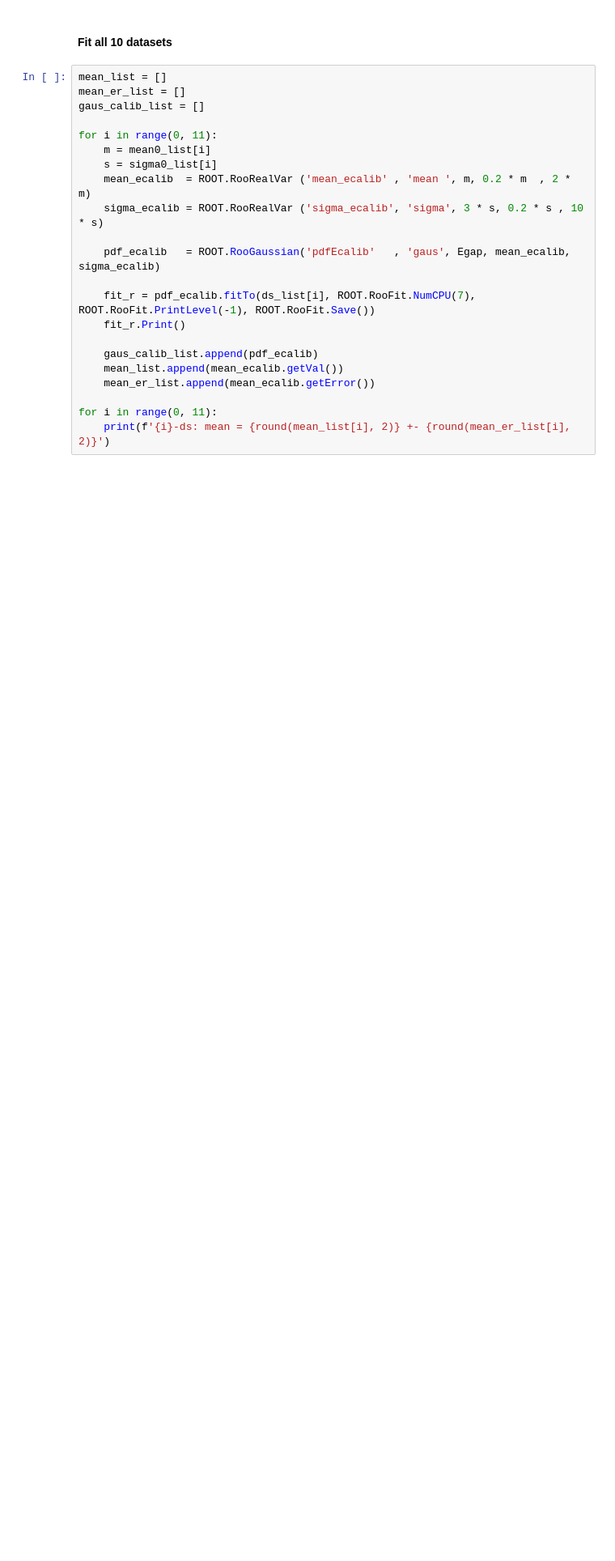
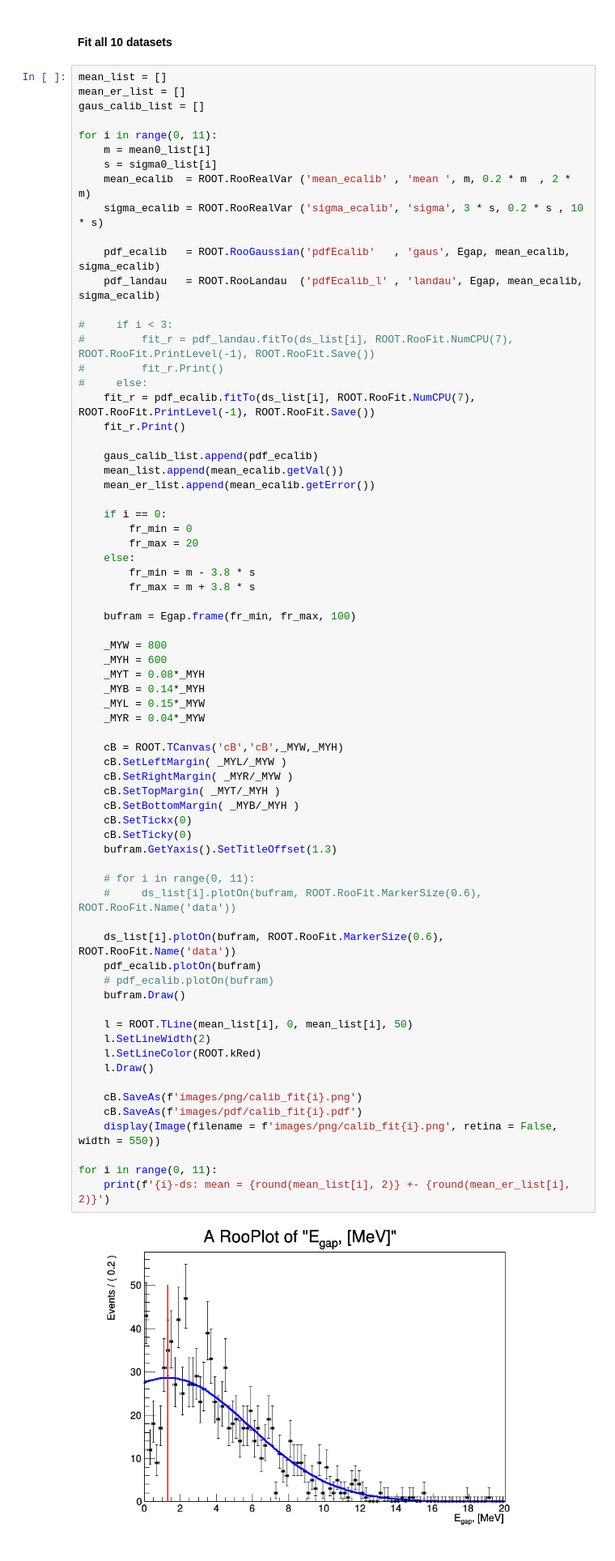
Before and after one commit to Kiarendil/geant, a Jupyter notebook: Start.ipynb, the cells around one changed output. Shown at 81% size. Cells and saved outputs as stored; diff of their text form; blank space fills up the shorter version.

```diff
--- a/Start.ipynb
+++ b/Start.ipynb
@@ -71,23 +71,71 @@ for i in range(0, 11):
 # %%
 mean_list = []
 mean_er_list = []
 gaus_calib_list = []
 
 for i in range(0, 11):
     m = mean0_list[i]
     s = sigma0_list[i]
     mean_ecalib  = ROOT.RooRealVar ('mean_ecalib' , 'mean ', m, 0.2 * m  , 2 * m)
     sigma_ecalib = ROOT.RooRealVar ('sigma_ecalib', 'sigma', 3 * s, 0.2 * s , 10 * s)
 
     pdf_ecalib   = ROOT.RooGaussian('pdfEcalib'   , 'gaus', Egap, mean_ecalib, sigma_ecalib)
+    pdf_landau   = ROOT.RooLandau  ('pdfEcalib_l' , 'landau', Egap, mean_ecalib, sigma_ecalib)
 
+#     if i < 3:
+#         fit_r = pdf_landau.fitTo(ds_list[i], ROOT.RooFit.NumCPU(7), ROOT.RooFit.PrintLevel(-1), ROOT.RooFit.Save())
+#         fit_r.Print()
+#     else:
     fit_r = pdf_ecalib.fitTo(ds_list[i], ROOT.RooFit.NumCPU(7), ROOT.RooFit.PrintLevel(-1), ROOT.RooFit.Save())
     fit_r.Print()
 
     gaus_calib_list.append(pdf_ecalib)
     mean_list.append(mean_ecalib.getVal())
     mean_er_list.append(mean_ecalib.getError())
 
+    if i == 0:
+        fr_min = 0
+        fr_max = 20
+    else:
+        fr_min = m - 3.8 * s
+        fr_max = m + 3.8 * s
+
+    bufram = Egap.frame(fr_min, fr_max, 100)
+
+    _MYW = 800
+    _MYH = 600
+    _MYT = 0.08*_MYH
+    _MYB = 0.14*_MYH
+    _MYL = 0.15*_MYW
+    _MYR = 0.04*_MYW
+
+    cB = ROOT.TCanvas('cB','cB',_MYW,_MYH)
+    cB.SetLeftMargin( _MYL/_MYW )
+    cB.SetRightMargin( _MYR/_MYW )
+    cB.SetTopMargin( _MYT/_MYH )
+    cB.SetBottomMargin( _MYB/_MYH )
+    cB.SetTickx(0)
+    cB.SetTicky(0)
+    bufram.GetYaxis().SetTitleOffset(1.3)
+
+    # for i in range(0, 11):
+    #     ds_list[i].plotOn(bufram, ROOT.RooFit.MarkerSize(0.6), ROOT.RooFit.Name('data'))
+
+    ds_list[i].plotOn(bufram, ROOT.RooFit.MarkerSize(0.6), ROOT.RooFit.Name('data'))
+    pdf_ecalib.plotOn(bufram)
+    # pdf_ecalib.plotOn(bufram)
+    bufram.Draw()
+
+    l = ROOT.TLine(mean_list[i], 0, mean_list[i], 50)
+    l.SetLineWidth(2)
+    l.SetLineColor(ROOT.kRed)
+    l.Draw()
+
+    cB.SaveAs(f'images/png/calib_fit{i}.png')
+    cB.SaveAs(f'images/pdf/calib_fit{i}.pdf')
+    display(Image(filename = f'images/png/calib_fit{i}.png', retina = False, width = 550))
+
 for i in range(0, 11):
     print(f'{i}-ds: mean = {round(mean_list[i], 2)} +- {round(mean_er_list[i], 2)}')
 # %% [output]
+[figure, added]
```
Also changed, not shown: parts of 18 cells of this notebook, 57 other files.
